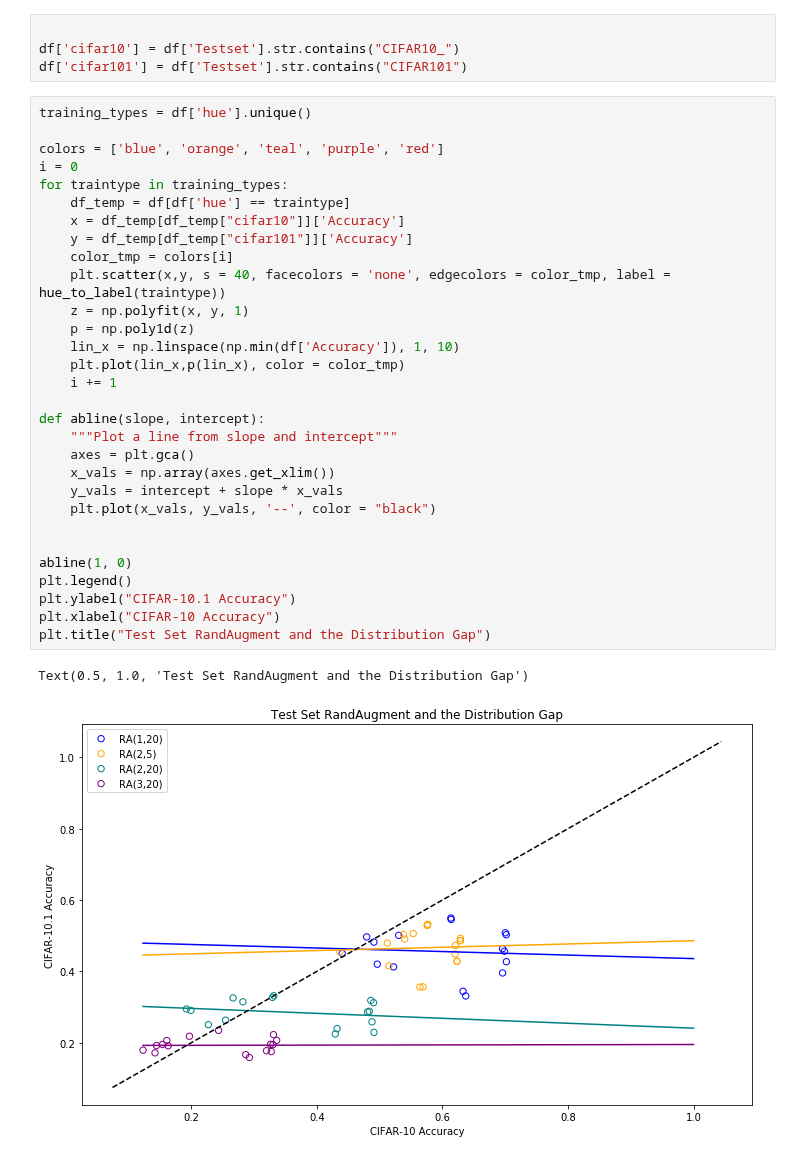
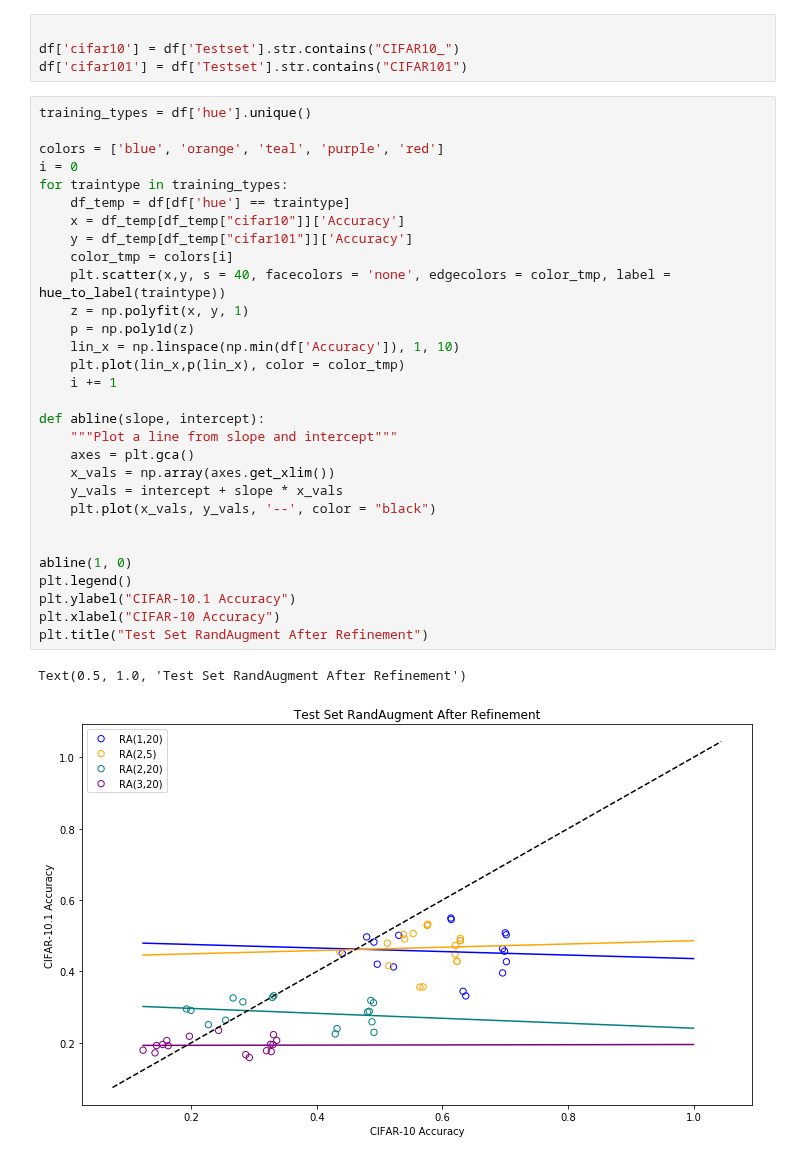
Before and after one commit to danzisar/w210-capstone, a Jupyter notebook: analysis/Results_scatterplot.ipynb, the cells around one changed output. Drawn from its saved outputs; the diff is of its cells as text.

```diff
--- a/analysis/Results_scatterplot.ipynb
+++ b/analysis/Results_scatterplot.ipynb
@@ -426,33 +437,33 @@ df['cifar101'] = df['Testset'].str.contains("CIFAR101")
 # %%
 training_types = df['hue'].unique()
 
 colors = ['blue', 'orange', 'teal', 'purple', 'red']
 i = 0
 for traintype in training_types:
     df_temp = df[df['hue'] == traintype]
     x = df_temp[df_temp["cifar10"]]['Accuracy']
     y = df_temp[df_temp["cifar101"]]['Accuracy']
     color_tmp = colors[i]
     plt.scatter(x,y, s = 40, facecolors = 'none', edgecolors = color_tmp, label = hue_to_label(traintype))
     z = np.polyfit(x, y, 1)
     p = np.poly1d(z)
     lin_x = np.linspace(np.min(df['Accuracy']), 1, 10)
     plt.plot(lin_x,p(lin_x), color = color_tmp)
     i += 1
 
 def abline(slope, intercept):
     """Plot a line from slope and intercept"""
     axes = plt.gca()
     x_vals = np.array(axes.get_xlim())
     y_vals = intercept + slope * x_vals
     plt.plot(x_vals, y_vals, '--', color = "black")
 
 
 abline(1, 0)
 plt.legend()
 plt.ylabel("CIFAR-10.1 Accuracy")
 plt.xlabel("CIFAR-10 Accuracy")
-plt.title("Test Set RandAugment and the Distribution Gap")
+plt.title("Test Set RandAugment After Refinement")
 # %% [output]
-Text(0.5, 1.0, 'Test Set RandAugment and the Distribution Gap')
+Text(0.5, 1.0, 'Test Set RandAugment After Refinement')
-[figure, old version]
+[figure, new version]
```
Also changed, not shown: parts of 2 cells of this notebook.
